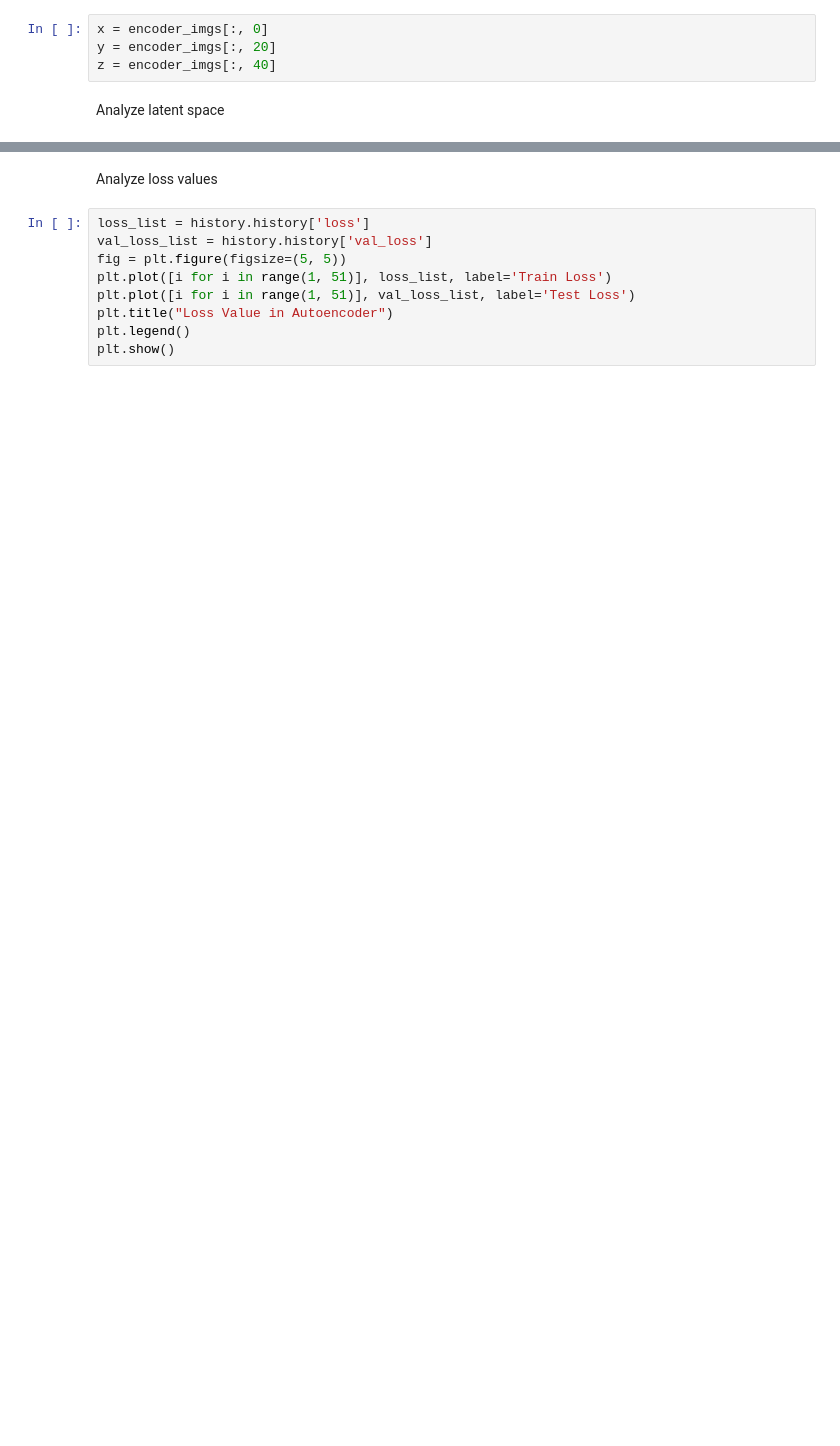
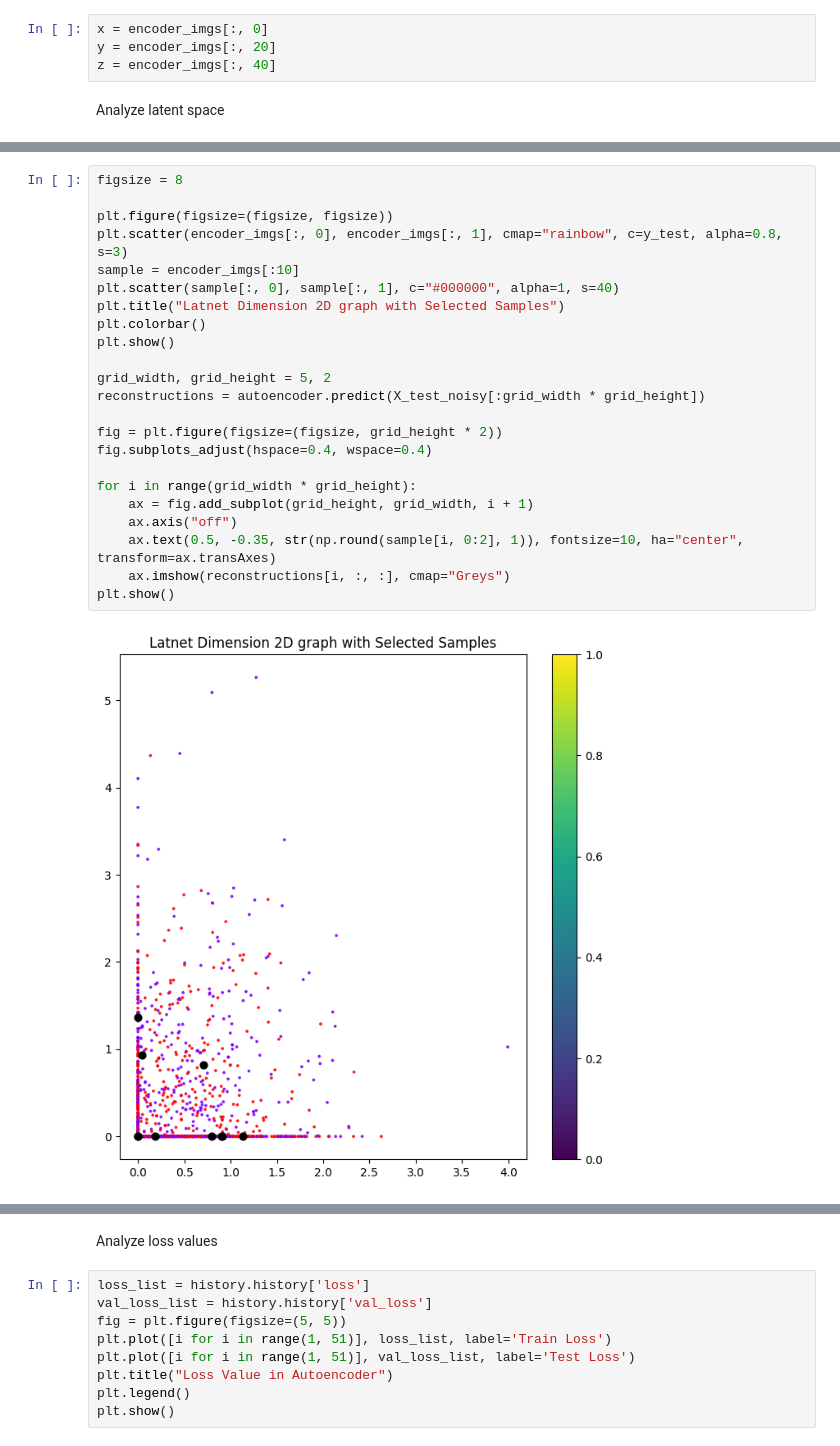
Before and after one commit to KU-Gen-AI-2567/Autoencoder-demo, a Jupyter notebook: Autoencoder.ipynb, the cells around one changed output, grey strips where cells are left out. Drawn from its saved outputs; the diff is of its cells as text; blank space fills up the shorter version.

```diff
--- a/Autoencoder.ipynb
+++ b/Autoencoder.ipynb
@@ -351,0 +363,25 @@ plt.show()
+# %%
+figsize = 8
+
+plt.figure(figsize=(figsize, figsize))
+plt.scatter(encoder_imgs[:, 0], encoder_imgs[:, 1], cmap="rainbow", c=y_test, alpha=0.8, s=3)
+sample = encoder_imgs[:10]
+plt.scatter(sample[:, 0], sample[:, 1], c="#000000", alpha=1, s=40)
+plt.title("Latnet Dimension 2D graph with Selected Samples")
+plt.colorbar()
+plt.show()
+
+grid_width, grid_height = 5, 2
+reconstructions = autoencoder.predict(X_test_noisy[:grid_width * grid_height])
+
+fig = plt.figure(figsize=(figsize, grid_height * 2))
+fig.subplots_adjust(hspace=0.4, wspace=0.4)
+
+for i in range(grid_width * grid_height):
+    ax = fig.add_subplot(grid_height, grid_width, i + 1)
+    ax.axis("off")
+    ax.text(0.5, -0.35, str(np.round(sample[i, 0:2], 1)), fontsize=10, ha="center", transform=ax.transAxes)
+    ax.imshow(reconstructions[i, :, :], cmap="Greys")
+plt.show()
+# %% [output]
+[figure, added]
```
Also changed, not shown: parts of 19 cells of this notebook.
